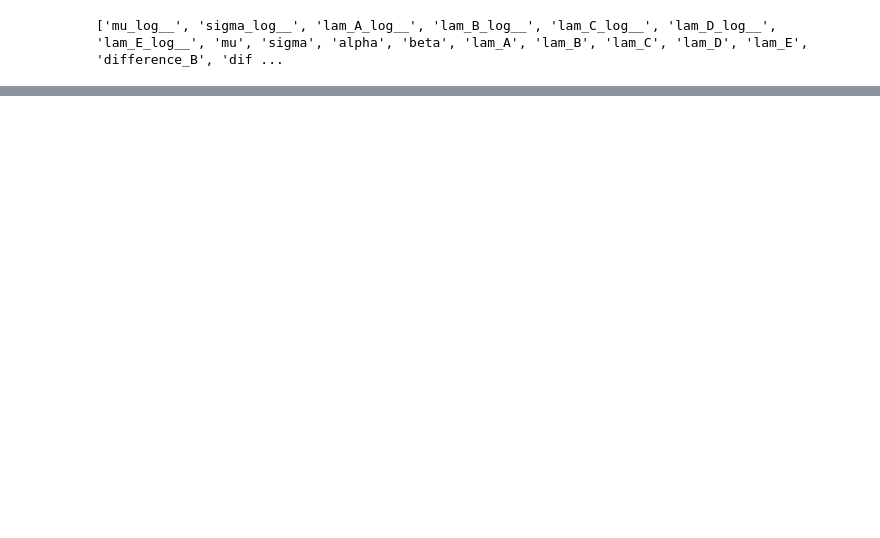
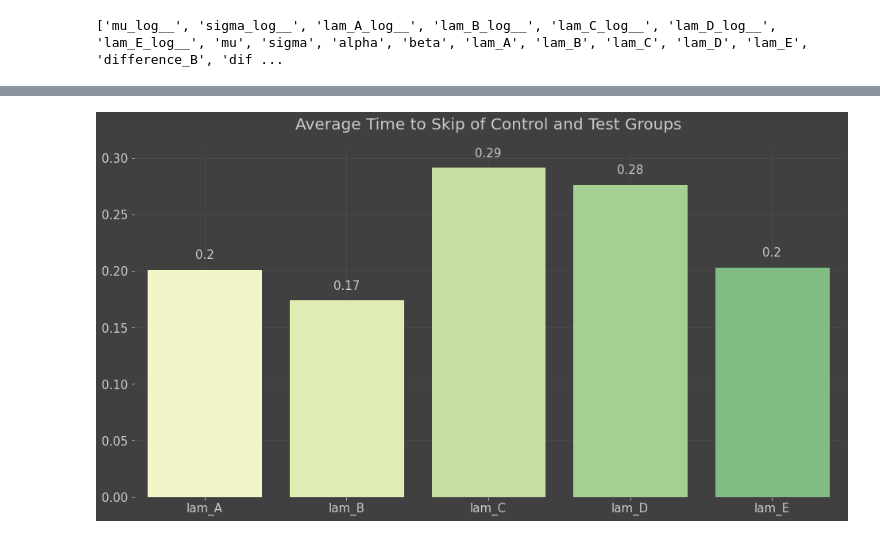
Before and after one commit to sam-tritto/bayesian-ab, a Jupyter notebook: Bayesian AB.ipynb, the cells around one changed output, grey strips where cells are left out. Saved outputs shown, nothing was run; the diff lists cells and outputs as text; code cells hidden in the pictures; blank space fills up the shorter version.

```diff
--- a/Bayesian AB.ipynb
+++ b/Bayesian AB.ipynb
@@ -192,3 +192,37 @@ plt.grid(color='#4d4d4d')
+# %%
+plt.figure(figsize=(16,8))
+cmap = sns.color_palette("YlGn", 9)
+
+posteriors = []
+posterior_vars = ['lam_A', 'lam_B', 'lam_C', 'lam_D', 'lam_E']
+
+for p in posterior_vars:
+    posteriors.append(trace.get_values(p, burn=100))
+
+posteriors = [posterior.mean() for posterior in posteriors]
+
+g = sns.barplot(x = posterior_vars , y= posteriors, palette=cmap, orient = 'v', edgecolor=cmap)
+
+dataframe = pd.DataFrame(posterior_vars, posteriors).reset_index()
+dataframe = dataframe.rename(columns = {'index':'posteriors',0:'differecne_vars'})
+
+plt.xticks(np.arange(0, 5, 1), size=15)
+plt.yticks(size=15)
+plt.ylabel('')
+plt.title('Average Time to Skip of Control and Test Groups\n',fontsize=20)
+plt.xlabel('')
+plt.grid(color='#4d4d4d')
+sns.despine(bottom=True, left=True)
+
+for index, row in dataframe['posteriors'].iteritems():
+    if row > 0 :
+        g.text(index, row + 0.01 , str(round(row, 2)), color='#cccccc', ha="center", fontsize=15)
+    else:
+        g.text(index, row + 0.01 , str(round(row, 2)), color='#404040', ha="center", fontsize=15)
+
+plt.show()
+# %% [output]
+[figure, added]
 # %%
 plt.figure(figsize=(16,10))
 
```
Also changed, not shown: parts of 14 cells of this notebook.
